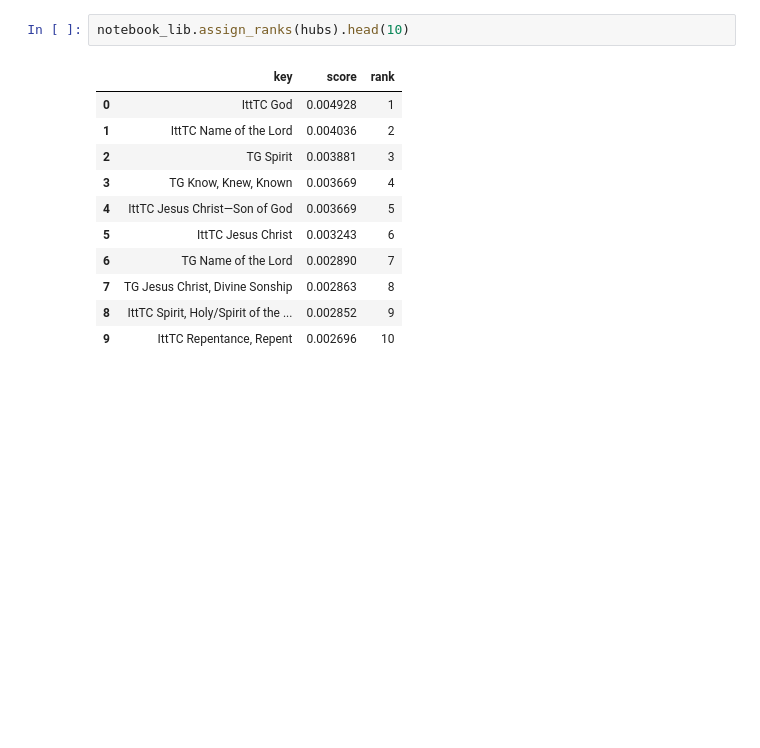
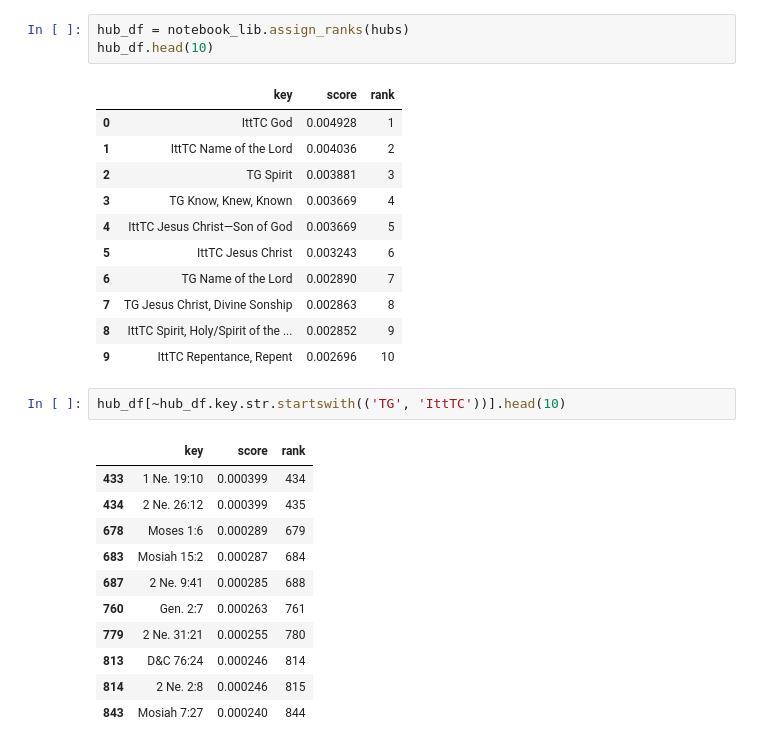
Before and after one commit to skearnes/scripture-graph, a Jupyter notebook: posts/2021-01-08/post.ipynb, the cells around one changed output. Drawn from its saved outputs; the diff is of its cells as text; blank space fills up the shorter version.

```diff
--- a/posts/2021-01-08/post.ipynb
+++ b/posts/2021-01-08/post.ipynb
@@ -322,7 +350,8 @@ degree_df.head(10)
 # %%
 hubs, authorities = nx.hits(subgraph, max_iter=1000)
 # %%
-notebook_lib.assign_ranks(hubs).head(10)
+hub_df = notebook_lib.assign_ranks(hubs)
+hub_df.head(10)
 # %% [output]
 |  | key | score | rank |
 | 0 | IttTC God | 0.004928 | 1 |
@@ -335,4 +364,18 @@ notebook_lib.assign_ranks(hubs).head(10)
 | 7 | TG Jesus Christ, Divine Sonship | 0.002863 | 8 |
 | 8 | IttTC Spirit, Holy/Spirit of the ... | 0.002852 | 9 |
 | 9 | IttTC Repentance, Repent | 0.002696 | 10 |
+# %%
+hub_df[~hub_df.key.str.startswith(('TG', 'IttTC'))].head(10)
+# %% [output]
+|  | key | score | rank |
+| 433 | 1 Ne. 19:10 | 0.000399 | 434 |
+| 434 | 2 Ne. 26:12 | 0.000399 | 435 |
+| 678 | Moses 1:6 | 0.000289 | 679 |
+| 683 | Mosiah 15:2 | 0.000287 | 684 |
+| 687 | 2 Ne. 9:41 | 0.000285 | 688 |
+| 760 | Gen. 2:7 | 0.000263 | 761 |
+| 779 | 2 Ne. 31:21 | 0.000255 | 780 |
+| 813 | D&C 76:24 | 0.000246 | 814 |
+| 814 | 2 Ne. 2:8 | 0.000246 | 815 |
+| 843 | Mosiah 7:27 | 0.000240 | 844 |
 # %%
```
Also changed, not shown: parts of 5 cells of this notebook.
